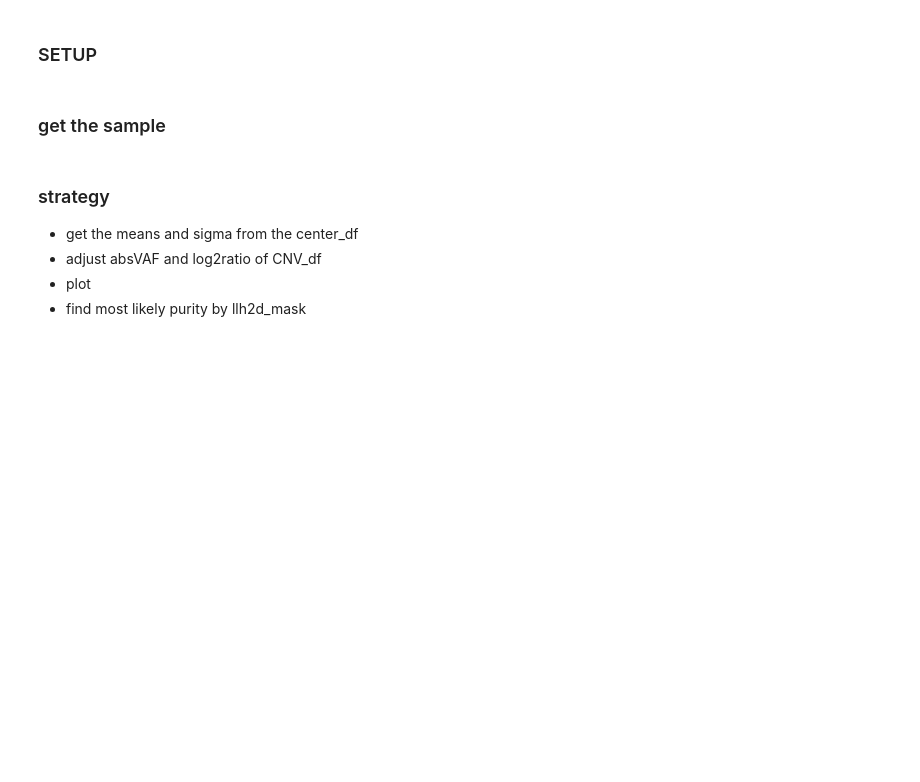
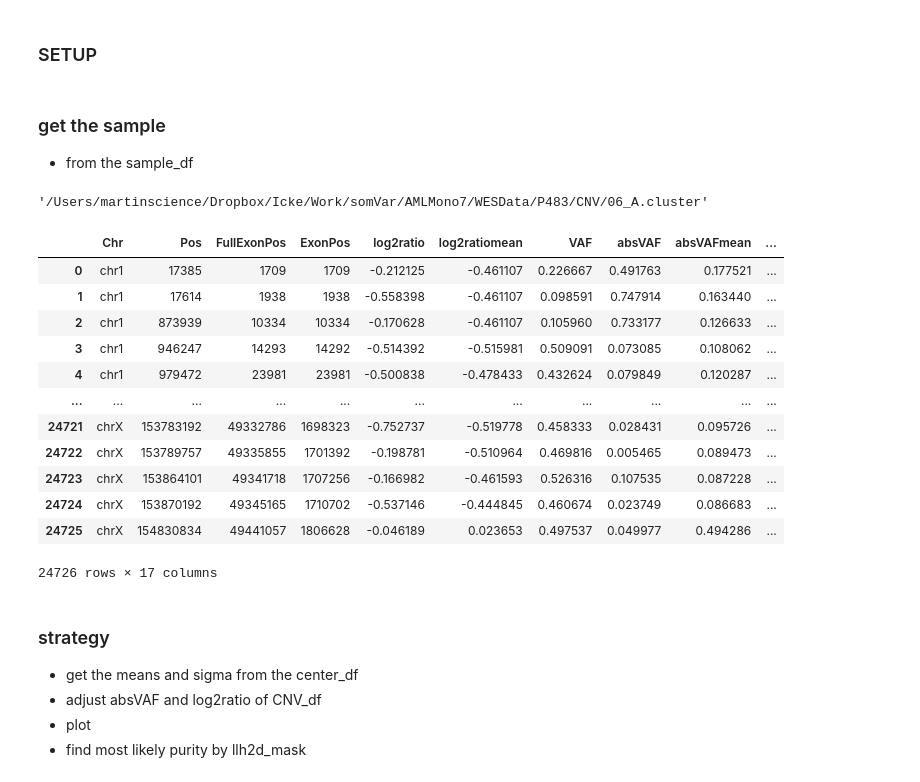
Before and after one commit to Mar111tiN/myCNV, a Jupyter notebook: nb/6_clusterCNV.ipynb, the cells around one changed output. Cells and saved outputs as stored; diff of their text form; code cells hidden in the pictures; blank space fills up the shorter version.

```diff
--- a/nb/6_clusterCNV.ipynb
+++ b/nb/6_clusterCNV.ipynb
@@ -43,9 +37,33 @@ plot_path = f'{home}/Dropbox/Icke/Work/myLabmeeting/figures/matplotlib'
 # %% [markdown]
 ###  get the sample
++ from the sample_df
+# %%
+def get_sample(sample):
+    s = sample.replace("_", "")
+    sample_df = pd.read_excel(os.path.join(wes_path, "cluster_samples.xlsx")).set_index('sample')
+    return sample_df.loc[s, "file"]
+
+get_sample("06A")
+# %% [output]
+'/Users/martinscience/Dropbox/Icke/Work/somVar/AMLMono7/WESData/P483/CNV/06_A.cluster'
 # %%
-sample = "06_A"
-cluster_df = pd.read_csv(os.path.join(output_path, f'CNV/{sample}.cluster'), sep='\t')
+sample = "06A"
+cluster_df = pd.read_csv(get_sample(sample), sep='\t')
 cluster_df
+# %% [output]
+|  | Chr | Pos | FullExonPos | ExonPos | log2ratio | log2ratiomean | VAF | absVAF | absVAFmean | ... |
+| 0 | chr1 | 17385 | 1709 | 1709 | -0.212125 | -0.461107 | 0.226667 | 0.491763 | 0.177521 | ... |
+| 1 | chr1 | 17614 | 1938 | 1938 | -0.558398 | -0.461107 | 0.098591 | 0.747914 | 0.163440 | ... |
+| 2 | chr1 | 873939 | 10334 | 10334 | -0.170628 | -0.461107 | 0.105960 | 0.733177 | 0.126633 | ... |
+| 3 | chr1 | 946247 | 14293 | 14292 | -0.514392 | -0.515981 | 0.509091 | 0.073085 | 0.108062 | ... |
+| 4 | chr1 | 979472 | 23981 | 23981 | -0.500838 | -0.478433 | 0.432624 | 0.079849 | 0.120287 | ... |
+| ... | ... | ... | ... | ... | ... | ... | ... | ... | ... | ... |
+| 24721 | chrX | 153783192 | 49332786 | 1698323 | -0.752737 | -0.519778 | 0.458333 | 0.028431 | 0.095726 | ... |
+| 24722 | chrX | 153789757 | 49335855 | 1701392 | -0.198781 | -0.510964 | 0.469816 | 0.005465 | 0.089473 | ... |
+| 24723 | chrX | 153864101 | 49341718 | 1707256 | -0.166982 | -0.461593 | 0.526316 | 0.107535 | 0.087228 | ... |
+| 24724 | chrX | 153870192 | 49345165 | 1710702 | -0.537146 | -0.444845 | 0.460674 | 0.023749 | 0.086683 | ... |
+| 24725 | chrX | 154830834 | 49441057 | 1806628 | -0.046189 | 0.023653 | 0.497537 | 0.049977 | 0.494286 | ... |
+24726 rows × 17 columns
 # %% [markdown]
 ### strategy
 + get the means and sigma from the center_df
```
Also changed, not shown: parts of 21 cells of this notebook, 7 other files.
